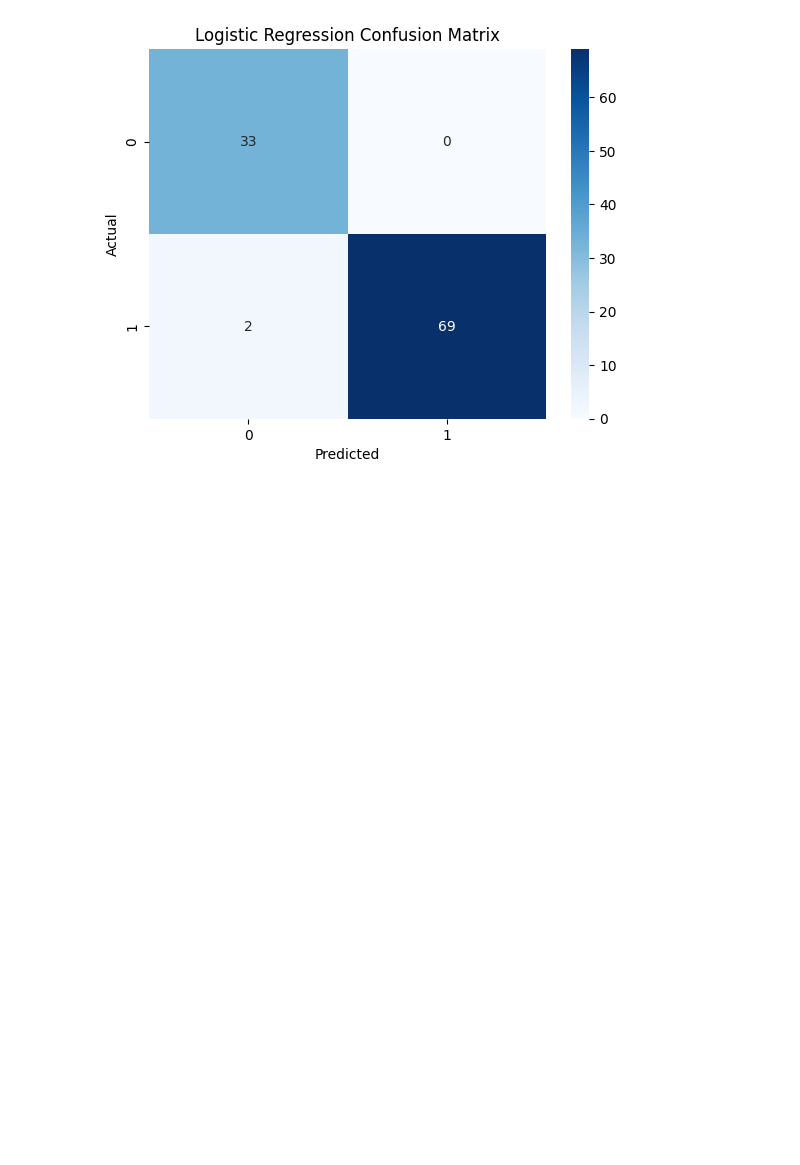
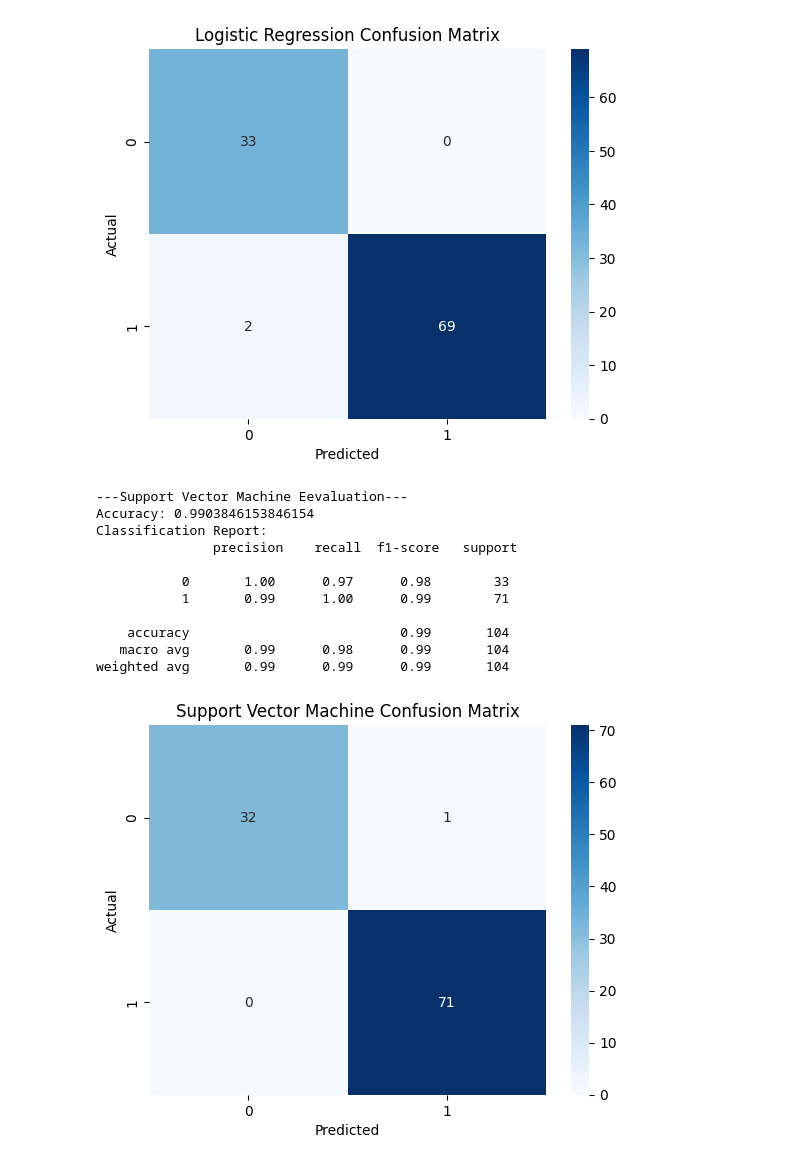
Before and after one commit to Girij1718/Predicting-Diabetes-Risk-Using-Health-and-Lifestyle-Indicators, a Jupyter notebook: Final_Project_.ipynb, the cells around one changed output. Drawn from its saved outputs; the diff is of its cells as text; code cells hidden in the pictures; blank space fills up the shorter version.

Commit message:
Evaluated svm

```diff
--- a/Final_Project_.ipynb
+++ b/Final_Project_.ipynb
@@ -163,3 +163,19 @@ Classification Report:
    macro avg       0.97      0.99      0.98       104
 weighted avg       0.98      0.98      0.98       104
 [figure]
+# %%
+#evaluate SVM
+evaluate_model(y_test, y_pred_svm, "Support Vector Machine")
+# %% [output]
+---Support Vector Machine Eevaluation---
+Accuracy: 0.9903846153846154
+Classification Report:
+               precision    recall  f1-score   support
+
+           0       1.00      0.97      0.98        33
+           1       0.99      1.00      0.99        71
+
+    accuracy                           0.99       104
+   macro avg       0.99      0.98      0.99       104
+weighted avg       0.99      0.99      0.99       104
+[figure, added]
```
